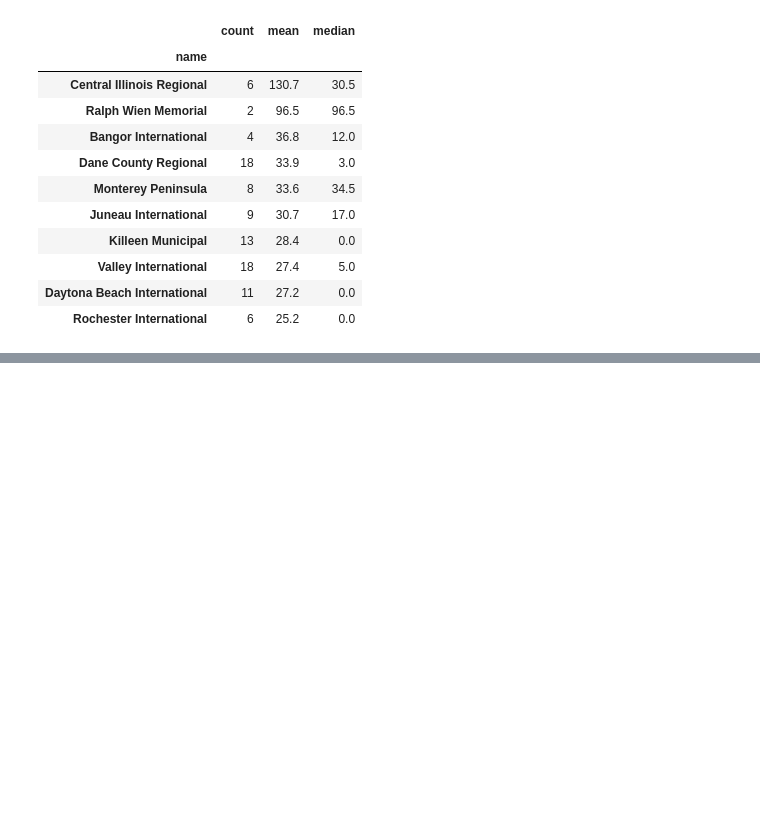
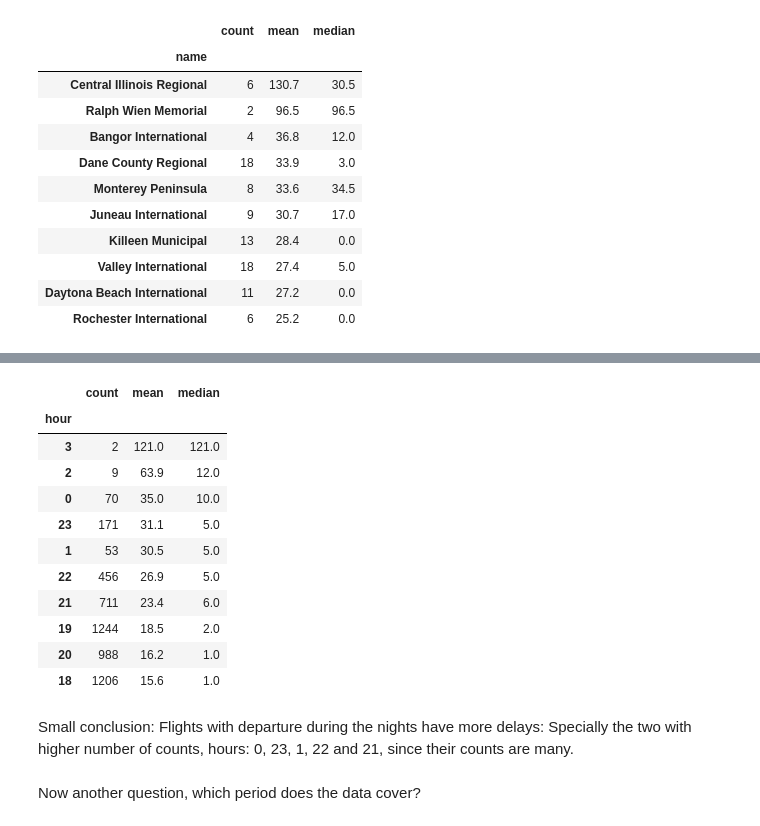
Before and after one commit to MurtazaRafi/Lexicon26, a Jupyter notebook: DataVisualization/Project.ipynb, the cells around one changed output, grey strips where cells are left out. Saved outputs shown, nothing was run; the diff lists cells and outputs as text; code cells hidden in the pictures; blank space fills up the shorter version.

Commit message:
some more questions answered

```diff
--- a/DataVisualization/Project.ipynb
+++ b/DataVisualization/Project.ipynb
@@ -300,0 +317,4 @@ merged.groupby('name')['delayed_only'].agg(['count', 'mean', 'median']).round(1)
+# %%
+merged['hour'] = merged['date'].dt.hour
+
+merged['hour']
@@ -300,0 +334,20 @@ merged.groupby('name')['delayed_only'].agg(['count', 'mean', 'median']).round(1)
+# %%
+merged.groupby('hour')['delayed_only'].agg(['count', 'mean', 'median']).round(1).sort_values('mean', ascending=False).head(10)
+# %% [output]
+|  | count | mean | median |
+| hour |  |  |  |
+| 3 | 2 | 121.0 | 121.0 |
+| 2 | 9 | 63.9 | 12.0 |
+| 0 | 70 | 35.0 | 10.0 |
+| 23 | 171 | 31.1 | 5.0 |
+| 1 | 53 | 30.5 | 5.0 |
+| 22 | 456 | 26.9 | 5.0 |
+| 21 | 711 | 23.4 | 6.0 |
+| 19 | 1244 | 18.5 | 2.0 |
+| 20 | 988 | 16.2 | 1.0 |
+| 18 | 1206 | 15.6 | 1.0 |
+# %% [markdown]
+Small conclusion:
+Flights with departure during the nights have more delays: Specially the two with higher number of counts, hours: 0, 23, 1, 22 and 21, since their counts are many.
+# %% [markdown]
+Now another question, which period does the data cover?
```
Also changed, not shown: parts of 6 cells of this notebook.
